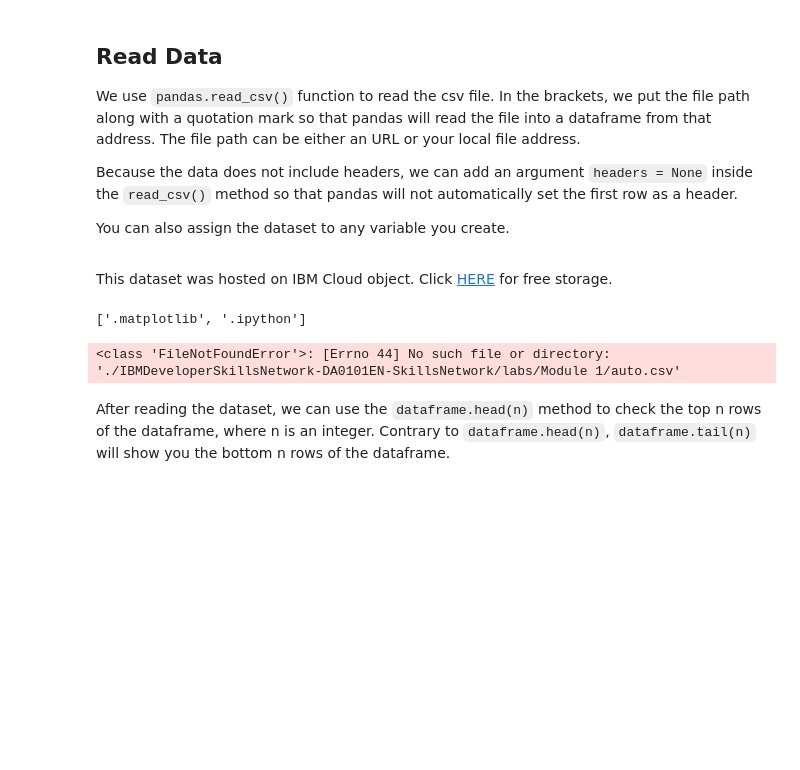
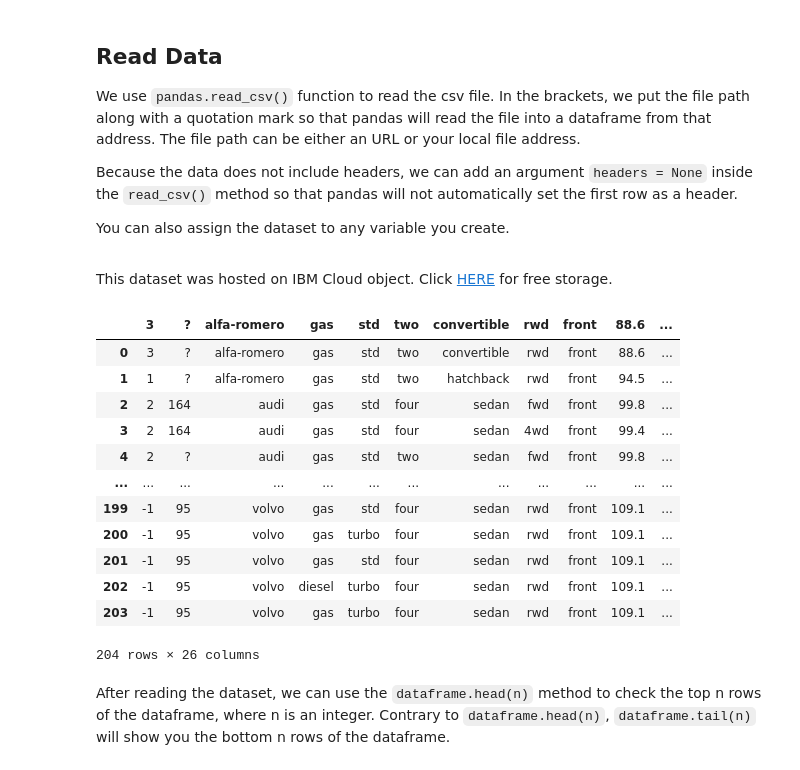
Before and after one commit to junaidjdp/IBM_DS, a Jupyter notebook: EDA/Module 1_DA0101EN-Review-Introduction.ipynb, the cells around one changed output. Drawn from its saved outputs; the diff is of its cells as text; code cells hidden in the pictures; blank space fills up the shorter version.

```diff
--- a/EDA/Module 1_DA0101EN-Review-Introduction.ipynb
+++ b/EDA/Module 1_DA0101EN-Review-Introduction.ipynb
@@ -61,20 +61,31 @@ You can also assign the dataset to any variable you create.
 </p>
 # %% [markdown]
 This dataset was hosted on IBM Cloud object. Click <a href="https://cocl.us/DA101EN_object_storage?utm_medium=Exinfluencer&utm_source=Exinfluencer&utm_content=000026UJ&utm_term=10006555&utm_id=NA-SkillsNetwork-Channel-SkillsNetworkCoursesIBMDeveloperSkillsNetworkDA0101ENSkillsNetwork20235326-2022-01-01">HERE</a> for free storage.
-# %%
-import os
-os.listdir()
-# %% [output]
-['.matplotlib', '.ipython']
+# %%
+url = 'https://raw.githubusercontent.com/junaidjdp/IBM_DS/main/EDA/auto.csv?token=GHSAT0AAAAAABZCUATVBRLKTISAHIJ2SST4Y5K355Q'
+df = pd.read_csv(url)
+df
+# %% [output]
+|  | 3 | ? | alfa-romero | gas | std | two | convertible | rwd | front | 88.6 | ... |
+| 0 | 3 | ? | alfa-romero | gas | std | two | convertible | rwd | front | 88.6 | ... |
+| 1 | 1 | ? | alfa-romero | gas | std | two | hatchback | rwd | front | 94.5 | ... |
+| 2 | 2 | 164 | audi | gas | std | four | sedan | fwd | front | 99.8 | ... |
+| 3 | 2 | 164 | audi | gas | std | four | sedan | 4wd | front | 99.4 | ... |
+| 4 | 2 | ? | audi | gas | std | two | sedan | fwd | front | 99.8 | ... |
+| ... | ... | ... | ... | ... | ... | ... | ... | ... | ... | ... | ... |
+| 199 | -1 | 95 | volvo | gas | std | four | sedan | rwd | front | 109.1 | ... |
+| 200 | -1 | 95 | volvo | gas | turbo | four | sedan | rwd | front | 109.1 | ... |
+| 201 | -1 | 95 | volvo | gas | std | four | sedan | rwd | front | 109.1 | ... |
+| 202 | -1 | 95 | volvo | diesel | turbo | four | sedan | rwd | front | 109.1 | ... |
+| 203 | -1 | 95 | volvo | gas | turbo | four | sedan | rwd | front | 109.1 | ... |
+204 rows × 26 columns
 # %%
-# Import pandas library
-import pandas as pd
+# # Import pandas library
+# import pandas as pd
 
-# Read the online file by the URL provides above, and assign it to variable "df"
-other_path = "./IBMDeveloperSkillsNetwork-DA0101EN-SkillsNetwork/labs/Module 1/auto.csv"
-df = pd.read_csv(other_path, header=None)
+# # Read the online file by the URL provides above, and assign it to variable "df"
+# other_path = "./IBMDeveloperSkillsNetwork-DA0101EN-SkillsNetwork/labs/Module 1/auto.csv"
+# df = pd.read_csv(other_path, header=None)
-# %% [output]
-<class 'FileNotFoundError'>: [Errno 44] No such file or directory: './IBMDeveloperSkillsNetwork-DA0101EN-SkillsNetwork/labs/Module 1/auto.csv'
 # %% [markdown]
 After reading the dataset, we can use the <code>dataframe.head(n)</code> method to check the top n rows of the dataframe, where n is an integer. Contrary to <code>dataframe.head(n)</code>, <code>dataframe.tail(n)</code> will show you the bottom n rows of the dataframe.
 # %%
```
Also changed, not shown: parts of 12 cells of this notebook.
